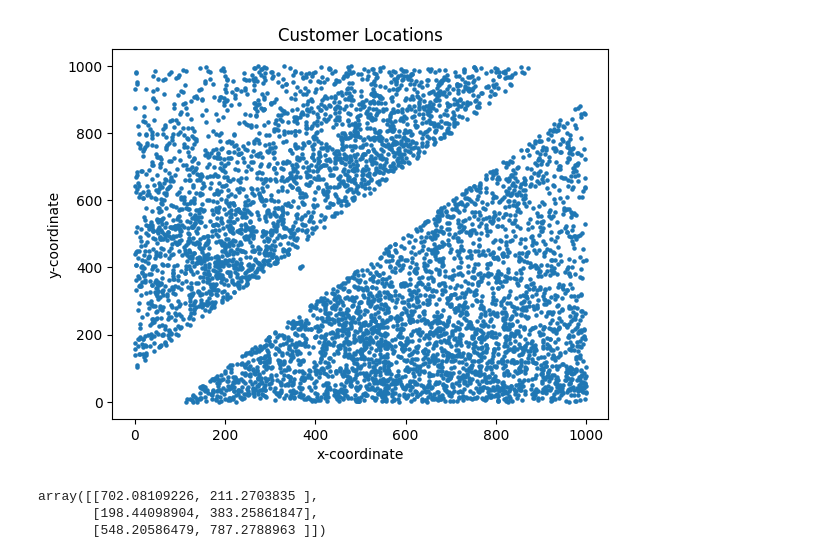
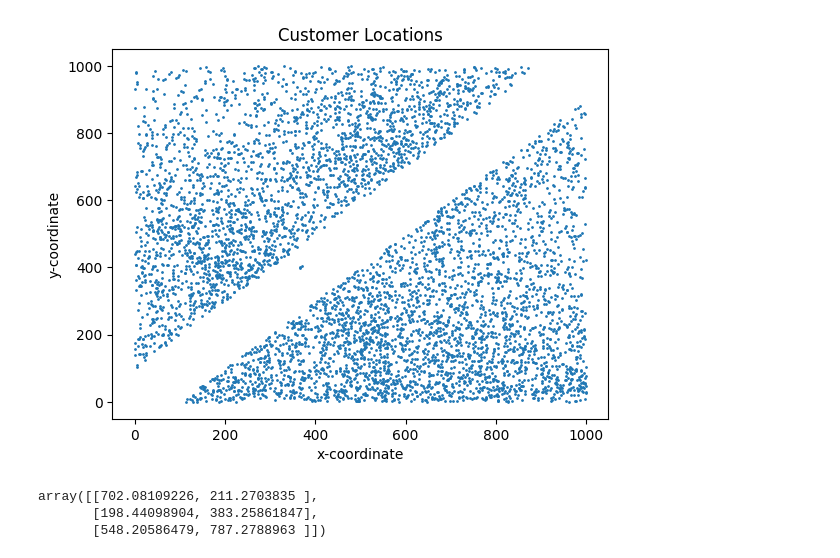
Before and after one commit to SamuliLam/dkko, a Jupyter notebook: clusteringandassociationrulemining.ipynb, the cells around one changed output. Drawn from its saved outputs; the diff is of its cells as text; code cells hidden in the pictures.

```diff
--- a/clusteringandassociationrulemining.ipynb
+++ b/clusteringandassociationrulemining.ipynb
@@ -1,19 +1,19 @@
 # %%
 import pandas as pd
 import matplotlib.pyplot as plt
 
 df = pd.read_csv('datasets/drone_cust_locations.csv', sep=';').drop('clientid', axis=1)
 
 X = df['x']
 y = df['y']
 
-plt.scatter(X, y, s=5)
+plt.scatter(X, y, s=1)
 plt.xlabel('x-coordinate')
 plt.ylabel('y-coordinate')
 plt.title('Customer Locations')
 plt.show()
 # %% [output]
-[figure, old version]
+[figure, new version]
 # %%
 from sklearn.cluster import KMeans
 
```
Also changed, not shown: parts of 6 cells of this notebook.
